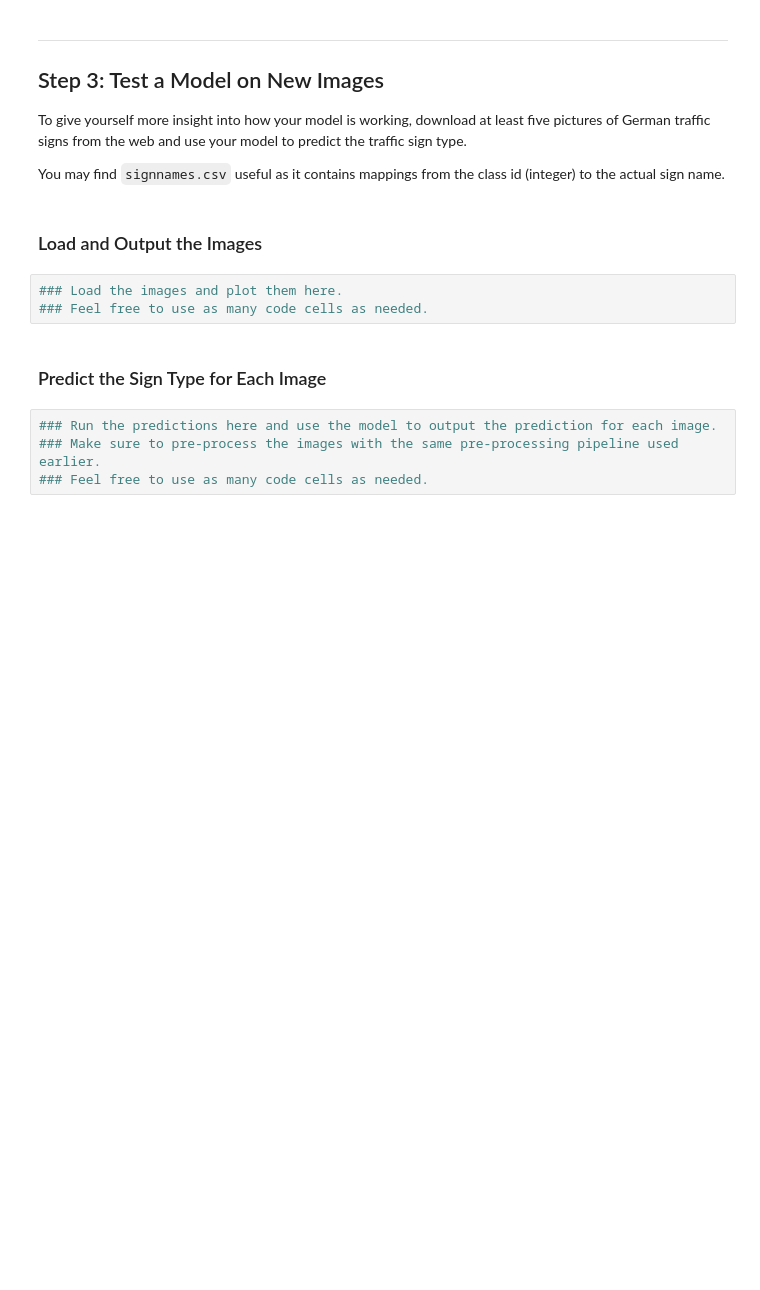
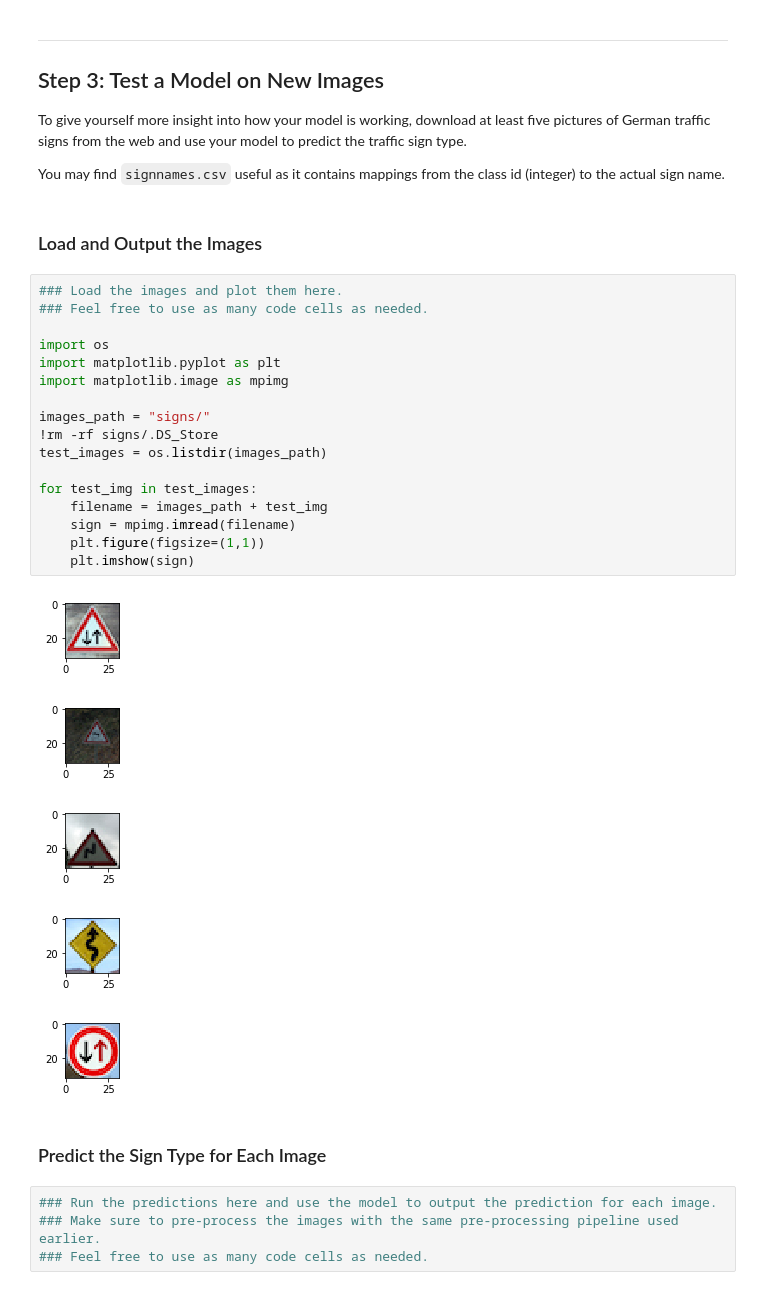
Before and after one commit to asunar/CarND-Traffic-Sign-Classifier-Project, a Jupyter notebook: Traffic_Sign_Classifier.ipynb, the cells around one changed output. Cells and saved outputs as stored; diff of their text form; blank space fills up the shorter version.

Commit message:
Plot downloaded images

```diff
--- a/Traffic_Sign_Classifier.ipynb
+++ b/Traffic_Sign_Classifier.ipynb
@@ -320,6 +319,26 @@ You may find `signnames.csv` useful as it contains mappings from the class id (i
 # %%
 ### Load the images and plot them here.
 ### Feel free to use as many code cells as needed.
+
+import os
+import matplotlib.pyplot as plt
+import matplotlib.image as mpimg
+
+images_path = "signs/"
+!rm -rf signs/.DS_Store
+test_images = os.listdir(images_path)
+
+for test_img in test_images:
+    filename = images_path + test_img
+    sign = mpimg.imread(filename)
+    plt.figure(figsize=(1,1))
+    plt.imshow(sign)
+# %% [output]
+[figure, added]
+[figure, added]
+[figure, added]
+[figure, added]
+[figure, added]
 # %% [markdown]
 ### Predict the Sign Type for Each Image
 # %%
```
Also changed, not shown: parts of 1 cell of this notebook, 6 other files.
